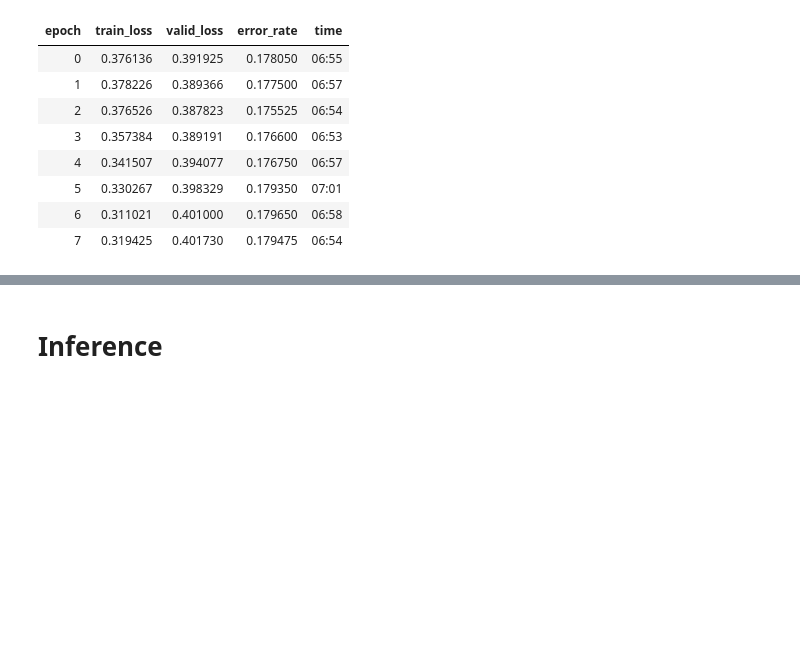
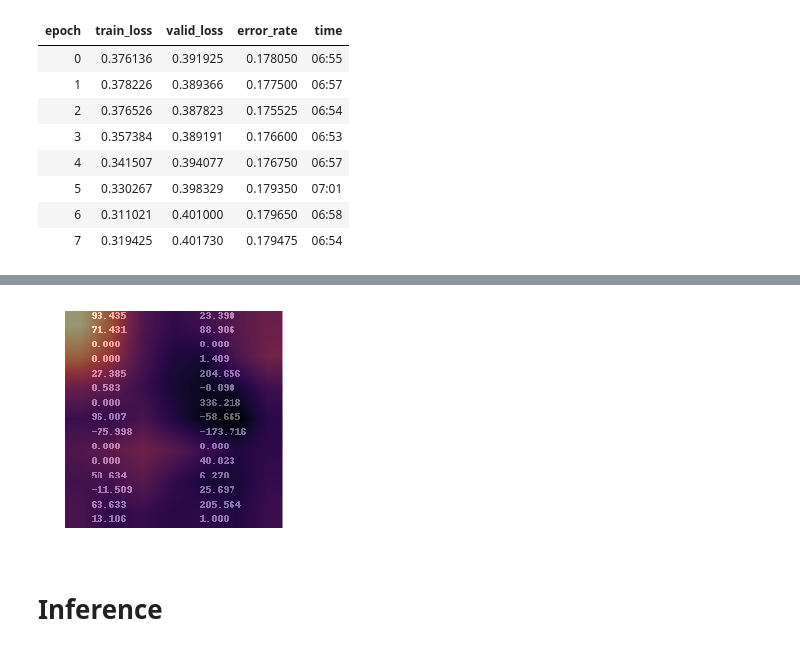
Before and after one commit to GilesStrong/SuperTML_HiggsML_Test, a Jupyter notebook: notebooks/0_resnet34_data-fix_EF-224.ipynb, the cells around one changed output, grey strips where cells are left out. Cells and saved outputs as stored; diff of their text form; code cells hidden in the pictures; blank space fills up the shorter version.

```diff
--- a/notebooks/0_resnet34_data-fix_EF-224.ipynb
+++ b/notebooks/0_resnet34_data-fix_EF-224.ipynb
@@ -136,3 +196,9 @@ learn.export()
+# %%
+mult = (acts*grad_chan[...,None,None]).mean(0)
+# %%
+show_heatmap(mult)
+# %% [output]
+[figure, added]
 # %% [markdown]
 # Inference
 # %% [markdown]
```
Also changed, not shown: parts of 18 cells of this notebook, 3 other files.
